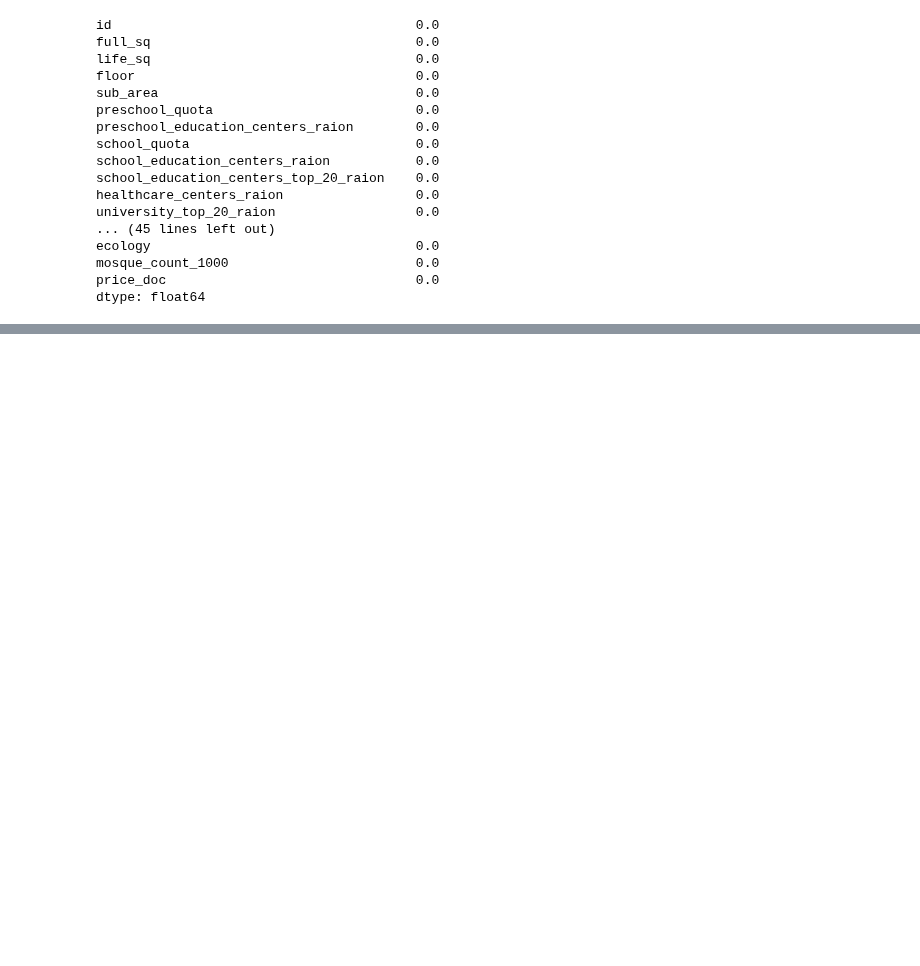
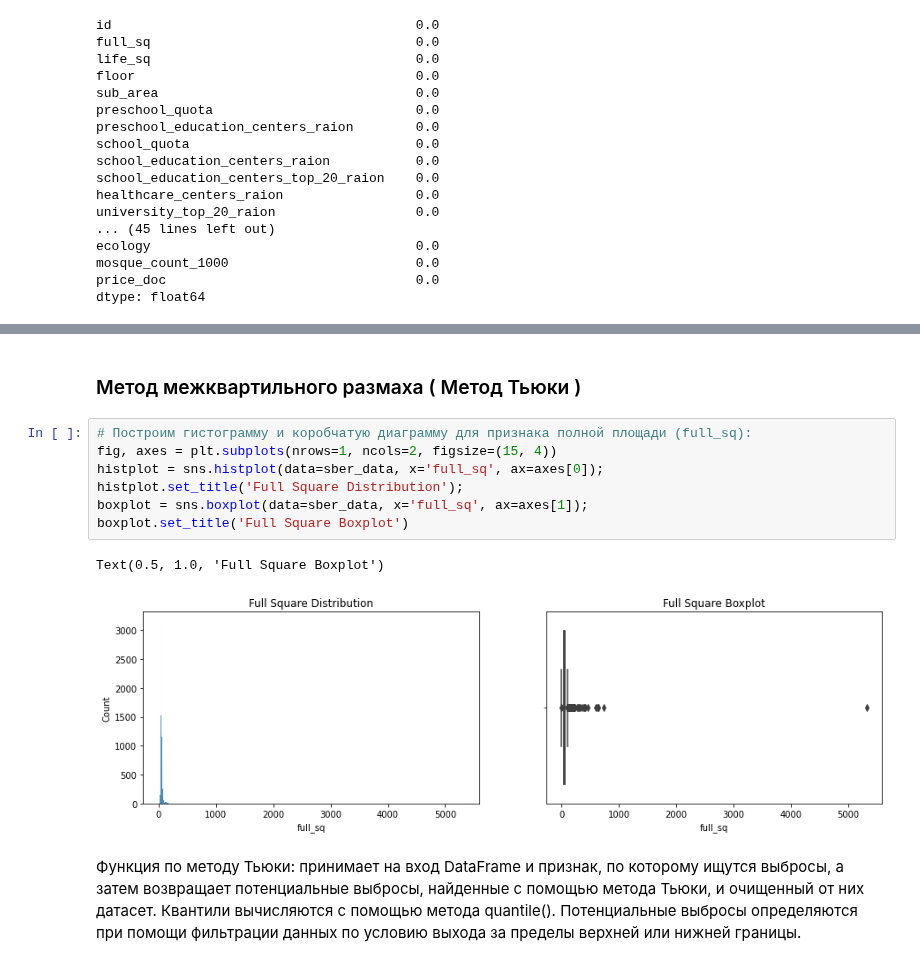
Before and after one commit to UdTatyana/SF-Data-Science, a Jupyter notebook: Skillfactory/PY_14 Очистка_данных/Theory_14.ipynb, the cells around one changed output, grey strips where cells are left out. Cells and saved outputs as stored; diff of their text form; blank space fills up the shorter version.

```diff
--- a/Skillfactory/PY_14 Очистка_данных/Theory_14.ipynb
+++ b/Skillfactory/PY_14 Очистка_данных/Theory_14.ipynb
@@ -345,0 +417,16 @@ dtype: float64
+# %% [markdown]
+### Метод межквартильного размаха ( Метод Тьюки )
+# %%
+# Построим гистограмму и коробчатую диаграмму для признака полной площади (full_sq):
+fig, axes = plt.subplots(nrows=1, ncols=2, figsize=(15, 4))
+histplot = sns.histplot(data=sber_data, x='full_sq', ax=axes[0]);
+histplot.set_title('Full Square Distribution');
+boxplot = sns.boxplot(data=sber_data, x='full_sq', ax=axes[1]);
+boxplot.set_title('Full Square Boxplot')
+# %% [output]
+Text(0.5, 1.0, 'Full Square Boxplot')
+[figure, added]
+# %% [markdown]
+Функция по методу Тьюки:
+принимает на вход DataFrame и признак, по которому ищутся выбросы, а затем возвращает потенциальные выбросы, найденные с помощью метода Тьюки, и очищенный от них датасет.
+Квантили вычисляются с помощью метода quantile(). Потенциальные выбросы определяются при помощи фильтрации данных по условию выхода за пределы верхней или нижней границы.
```
Also changed, not shown: parts of 13 cells of this notebook.
